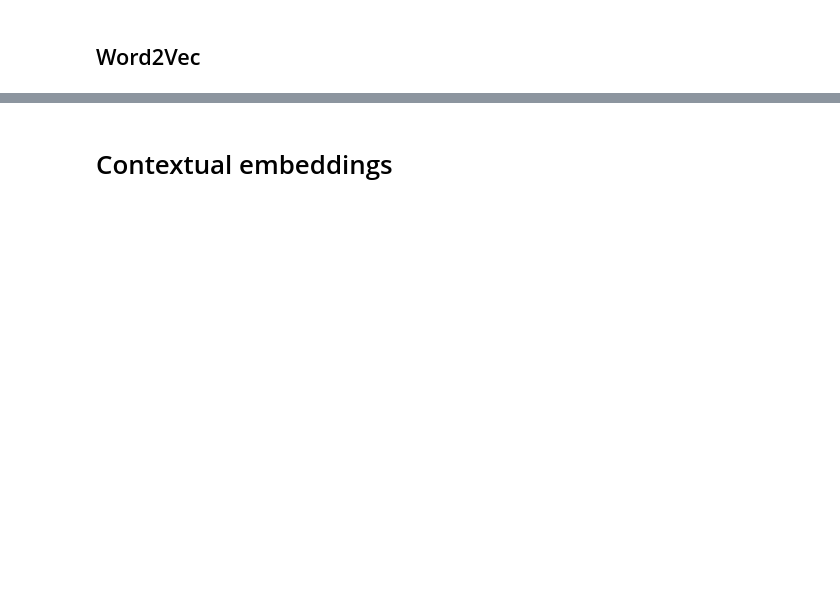
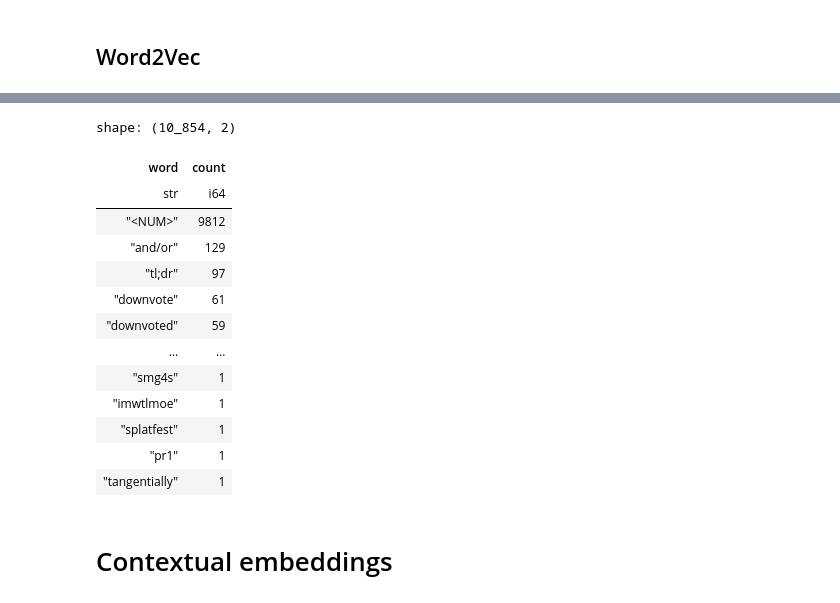
Before and after one commit to gems-cyberlang/cyberlang-learning, a Jupyter notebook: data-collection/praw-playground.ipynb, the cells around one changed output, grey strips where cells are left out. Cells and saved outputs as stored; diff of their text form; code cells hidden in the pictures; blank space fills up the shorter version.

```diff
--- a/data-collection/praw-playground.ipynb
+++ b/data-collection/praw-playground.ipynb
@@ -247,0 +274,40 @@ len(model.key_to_index)
+# %%
+from collections import defaultdict
+import spacy
+
+nlp = spacy.load("en_core_web_sm")
+
+counts = defaultdict(lambda: 0)
+
+for text in sample_df["parsed"]:
+    # If there's dots touching words, separate them from those words
+    text = re.sub(r"\.{2,}", " ... ", text)
+    text = text.replace("-", " ")
+    for tok in nlp(text):
+        tok = tok.text.strip().lower()
+        if re.fullmatch(r"\W*", tok):
+            continue
+        if re.fullmatch(r"\d+(\.\d*)?(/\d+)?", tok):
+            tok = "<NUMBER>"
+        if tok not in model.key_to_index:
+            counts[tok] += 1
+# %%
+words = list(counts.keys())
+counts_df = pl.DataFrame({"word": words, "count": [counts[word] for word in words]})
+counts_df = counts_df.sort("count", descending=True)
+counts_df
+# %% [output]
+shape: (10_854, 2)
+| word | count |
+| str | i64 |
+| "<NUM>" | 9812 |
+| "and/or" | 129 |
+| "tl;dr" | 97 |
+| "downvote" | 61 |
+| "downvoted" | 59 |
+| … | … |
+| "smg4s" | 1 |
+| "imwtlmoe" | 1 |
+| "splatfest" | 1 |
+| "pr1" | 1 |
+| "tangentially" | 1 |
```
Also changed, not shown: parts of 12 cells of this notebook, 1 other file.
